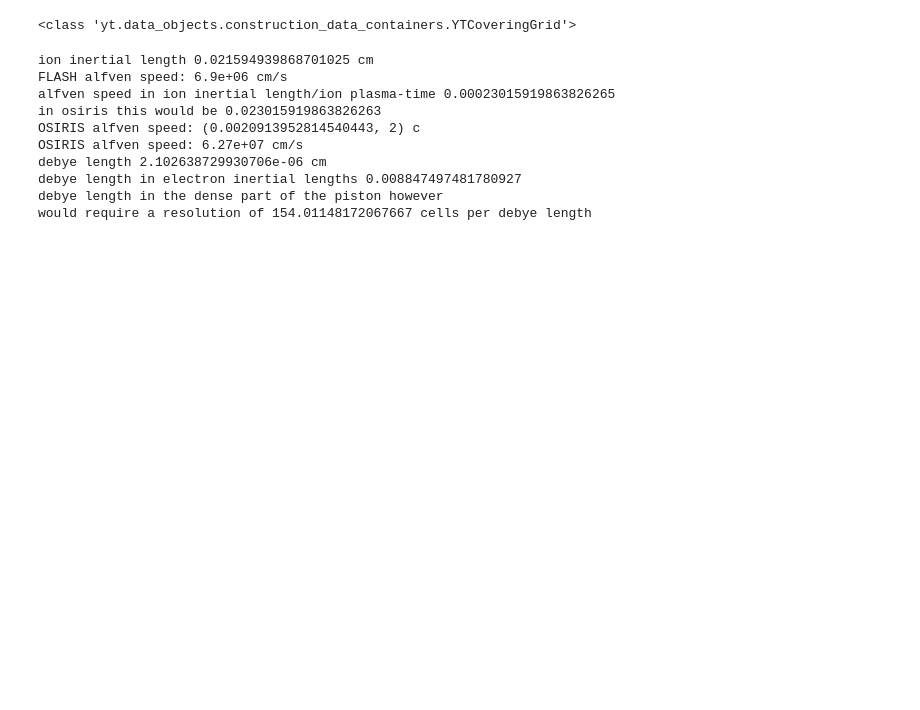
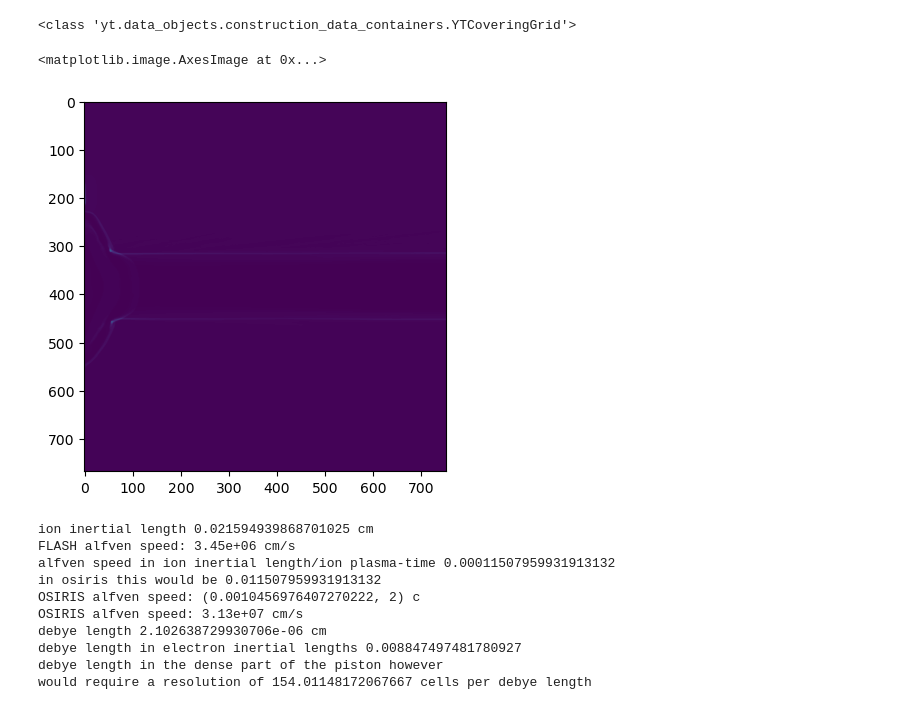
Before and after one commit to Schaeffer-Lab/MagShockZ, a Jupyter notebook: python-fortran_interface/write-FLASH-fields.ipynb, the cells around one changed output. Cells and saved outputs as stored; diff of their text form; code cells hidden in the pictures; blank space fills up the shorter version.

```diff
--- a/python-fortran_interface/write-FLASH-fields.ipynb
+++ b/python-fortran_interface/write-FLASH-fields.ipynb
@@ -56,6 +56,11 @@ all_data = ds.covering_grid(
 print(type(all_data))
 # %% [output]
 <class 'yt.data_objects.construction_data_containers.YTCoveringGrid'>
+# %%
+plt.imshow(all_data['flash',"dens"][:,240:,(all_data['flash',"dens"].shape[0])//2])
+# %% [output]
+<matplotlib.image.AxesImage at 0x...>
+[figure, added]
 # %%
 # All of these numbers come from the INITIAL conditions of FLASH, not the actual values at the given time
 
@@ -66,7 +71,7 @@ m_e = 9.1093837139e-28 # [g]
 c = 2.99792458e10 # [cm/s]
 kb = 8.617333262e-5 # [eV/K]
 proton_mass = 1.6726219e-24 # [g]
-B = 150000 # [Gauss]
+B = 75000 # [Gauss]
 T_e = 40 # [eV]
 Al_charge_state = 6
 erg_per_eV = 1.60218e-12 # [erg/eV]
@@ -76,7 +81,8 @@ rqm = 100 # [m_e]
 
 # from Wikipedia
 aluminum_molecular_weight = 26.981
-magnesium_molecular_weight = 24.305
+# magnesium_molecular_weight = 24.305
+silicon_molecular_weight = 28.0855
 
 
 omega_pe = np.sqrt(4*np.pi*ne_cgs*e**2/m_e)
@@ -105,11 +111,11 @@ debye_length = np.sqrt(2e7*kb*erg_per_eV/(4*np.pi*4e20*e**2))
 print(f"would require a resolution of {(c/omega_pe)/debye_length} cells per debye length")
 # %% [output]
 ion inertial length 0.021594939868701025 cm
-FLASH alfven speed: 6.9e+06 cm/s
-alfven speed in ion inertial length/ion plasma-time 0.00023015919863826265
-in osiris this would be 0.023015919863826263
-OSIRIS alfven speed: (0.0020913952814540443, 2) c
-OSIRIS alfven speed: 6.27e+07 cm/s
+FLASH alfven speed: 3.45e+06 cm/s
+alfven speed in ion inertial length/ion plasma-time 0.00011507959931913132
+in osiris this would be 0.011507959931913132
+OSIRIS alfven speed: (0.0010456976407270222, 2) c
+OSIRIS alfven speed: 3.13e+07 cm/s
 debye length 2.102638729930706e-06 cm
 debye length in electron inertial lengths 0.008847497481780927
 debye length in the dense part of the piston however
```
Also changed, not shown: parts of 8 cells of this notebook, 30 other files.
